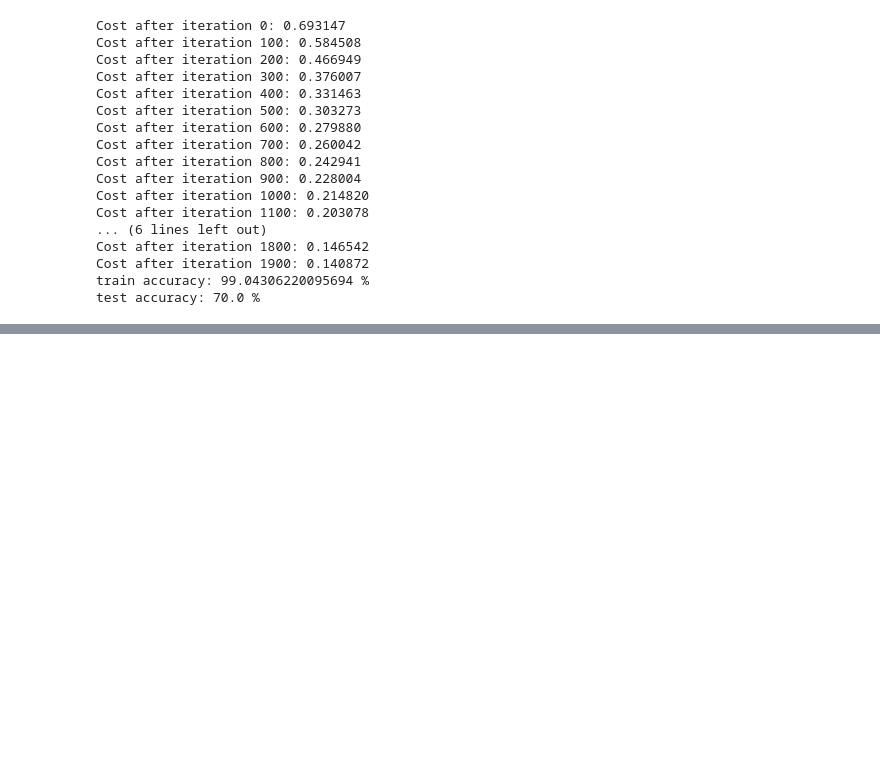
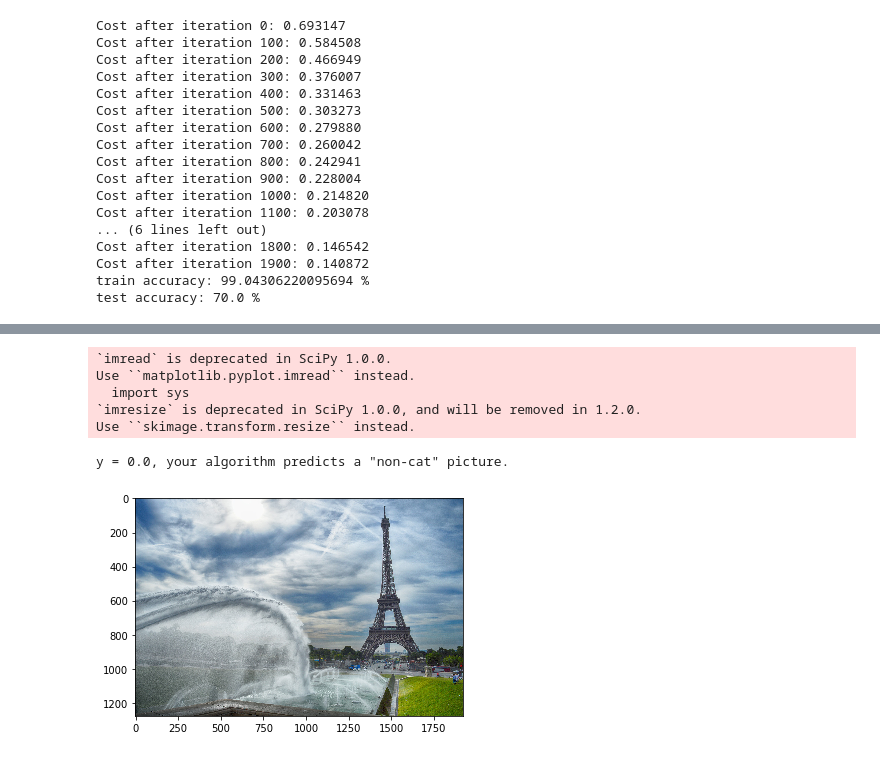
Before and after one commit to keerthanapolkampally/ML-Assignments, a Jupyter notebook: Assign-1/NeuralNetorkwithMindset.ipynb, the cells around one changed output, grey strips where cells are left out. Cells and saved outputs as stored; diff of their text form; code cells hidden in the pictures; blank space fills up the shorter version.

```diff
--- a/Assign-1/NeuralNetorkwithMindset.ipynb
+++ b/Assign-1/NeuralNetorkwithMindset.ipynb
@@ -363,0 +396,21 @@ test accuracy: 70.0 %
+# %%
+## START CODE HERE ## (PUT YOUR IMAGE NAME)
+my_image = "my_image.jpg"   # change this to the name of your image file
+## END CODE HERE ##
+
+# We preprocess the image to fit your algorithm.
+fname = "images/" + my_image
+image = np.array(ndimage.imread(fname, flatten=False))
+my_image = scipy.misc.imresize(image, size=(num_px,num_px)).reshape((1, num_px*num_px*3)).T
+my_predicted_image = predict(d["w"], d["b"], my_image)
+
+plt.imshow(image)
+print("y = " + str(np.squeeze(my_predicted_image)) + ", your algorithm predicts a \"" + classes[int(np.squeeze(my_predicted_image)),].decode("utf-8") +  "\" picture.")
+# %% [output]
+`imread` is deprecated in SciPy 1.0.0.
+Use ``matplotlib.pyplot.imread`` instead.
+  import sys
+`imresize` is deprecated in SciPy 1.0.0, and will be removed in 1.2.0.
+Use ``skimage.transform.resize`` instead.
+y = 0.0, your algorithm predicts a "non-cat" picture.
+[figure, added]
```
Also changed, not shown: parts of 3 cells of this notebook.
